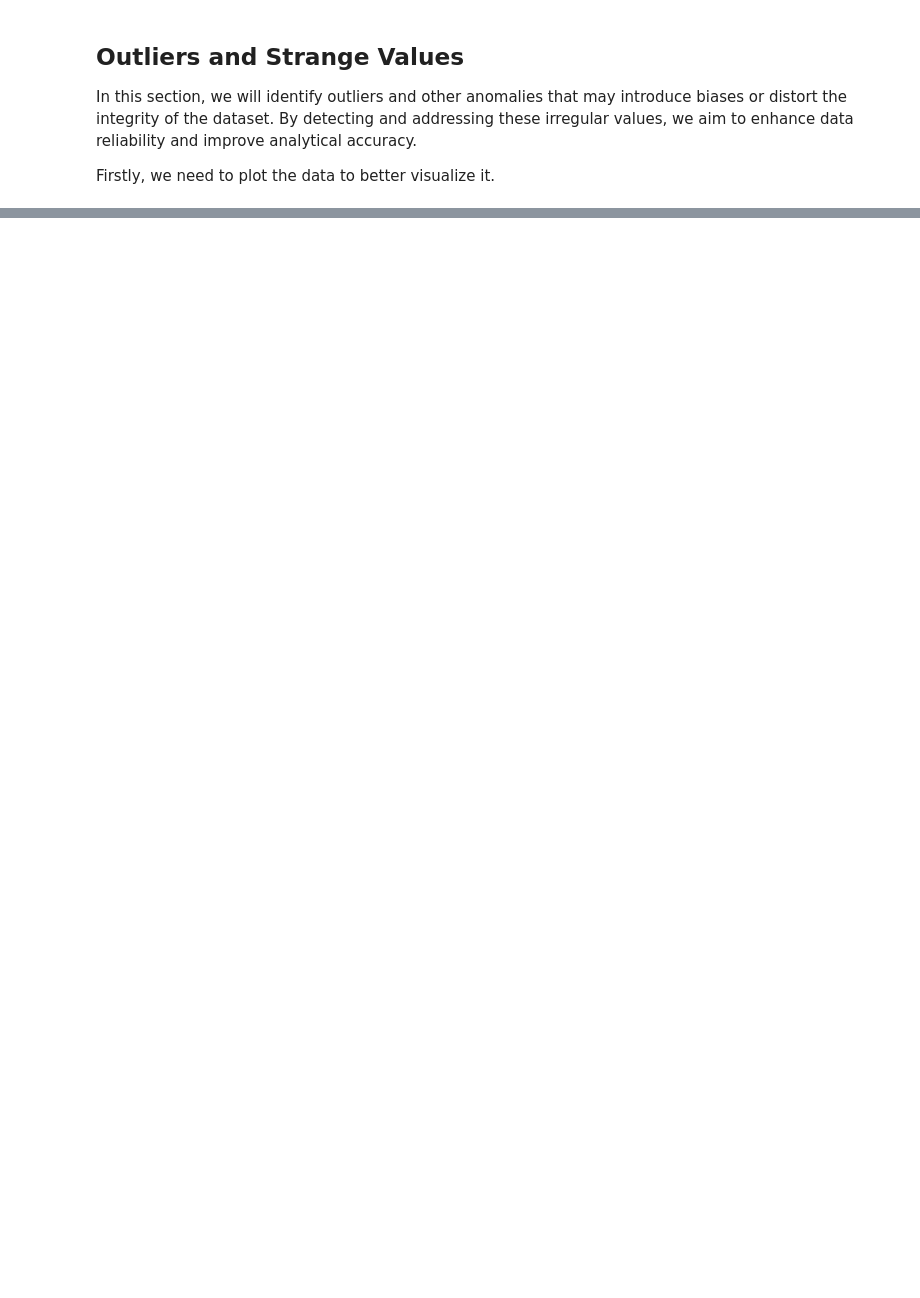
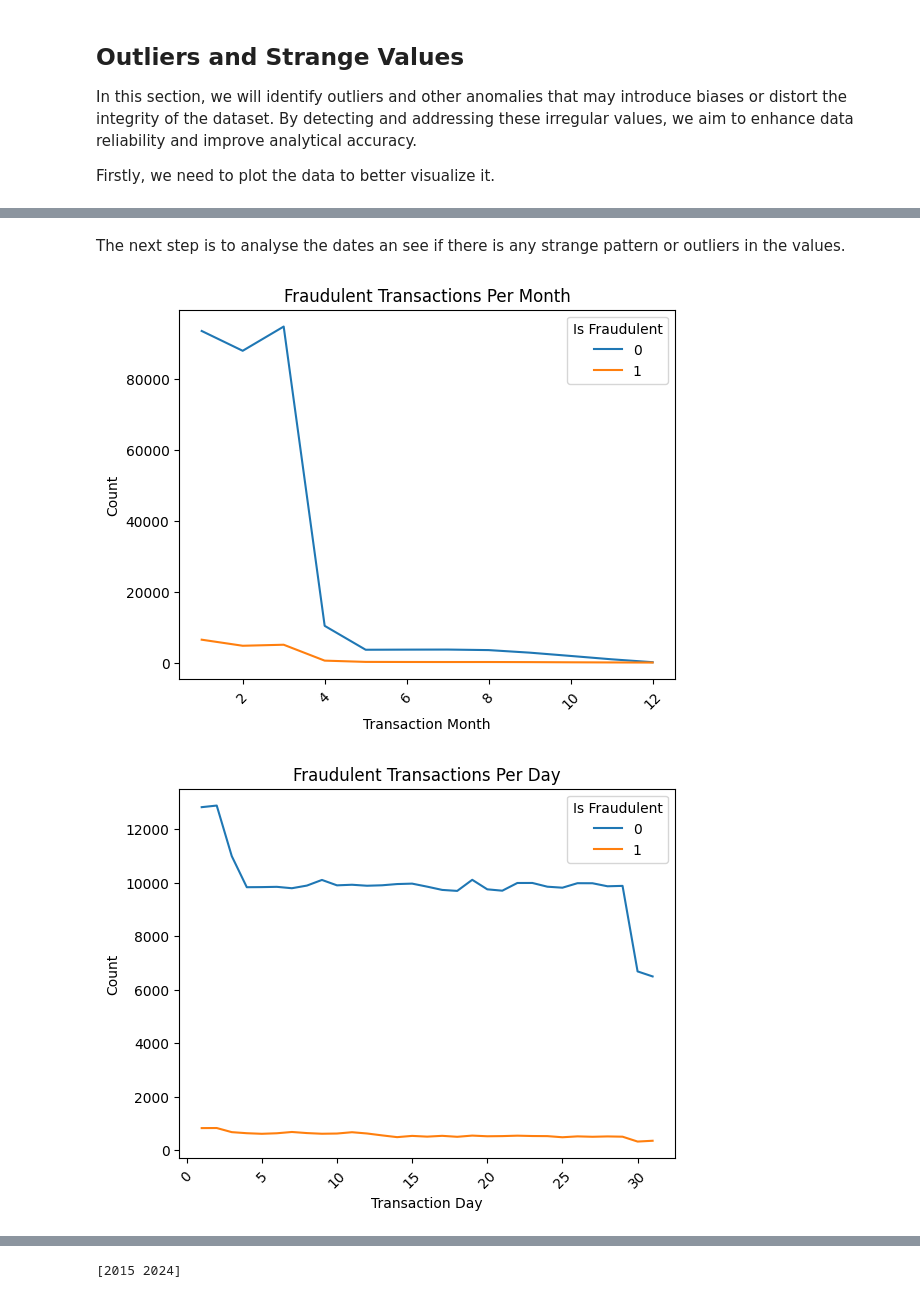
Before and after one commit to LsFaria04/Fraud_Detection_Supervised_Learning, a Jupyter notebook: Proj2.ipynb, the cells around one changed output, grey strips where cells are left out. Drawn from its saved outputs; the diff is of its cells as text; code cells hidden in the pictures; blank space fills up the shorter version.

```diff
--- a/Proj2.ipynb
+++ b/Proj2.ipynb
@@ -214,0 +223,35 @@ max        3.650000e+02      2.300000e+01   1.000000e+00
+# %% [markdown]
+The next step is to analyse the dates an see if there is any strange pattern or outliers in the values.
+# %%
+#Transaction Date comparison between fraudulent and legitimate transactions
+merged_data["Transaction Date"] = pd.to_datetime(merged_data["Transaction Date"])
+merged_data["Transaction Month"] = merged_data["Transaction Date"].dt.month
+merged_data["Transaction Day"] = merged_data["Transaction Date"].dt.day
+merged_data["Transaction Year"] = merged_data["Transaction Date"].dt.year
+
+monthly_fraud = merged_data.groupby(["Transaction Month", "Is Fraudulent"]).size().reset_index(name="Count")
+sb.lineplot(x="Transaction Month", y="Count", hue="Is Fraudulent", data=monthly_fraud)
+plt.xticks(rotation=45)
+plt.title("Fraudulent Transactions Per Month")
+plt.show()
+
+daily_fraud = merged_data.groupby(["Transaction Day", "Is Fraudulent"]).size().reset_index(name="Count")
+sb.lineplot(x="Transaction Day", y="Count", hue="Is Fraudulent", data=daily_fraud)
+plt.xticks(rotation=45)
+plt.title("Fraudulent Transactions Per Day")
+plt.show()
+
+hour_fraud = merged_data.groupby(["Transaction Hour", "Is Fraudulent"]).size().reset_index(name="Count")
+sb.lineplot(x="Transaction Hour", y="Count", hue="Is Fraudulent", data=hour_fraud)
+plt.xticks(rotation=45)
+plt.title("Fraudulent Transactions Per Hour")
+plt.show()
+
+year_fraud = merged_data.groupby(["Transaction Year", "Is Fraudulent"]).size().reset_index(name="Count")
+sb.lineplot(x="Transaction Year", y="Count", hue="Is Fraudulent", data=year_fraud)
+plt.xticks(rotation=45)
+plt.title("Fraudulent Transactions Per Year")
+plt.show()
+# %% [output]
+[figure, added]
+[figure, added]
@@ -214,0 +260 @@ max        3.650000e+02      2.300000e+01   1.000000e+00
+[2015 2024]
```
Also changed, not shown: parts of 9 cells of this notebook, 1 other file.
